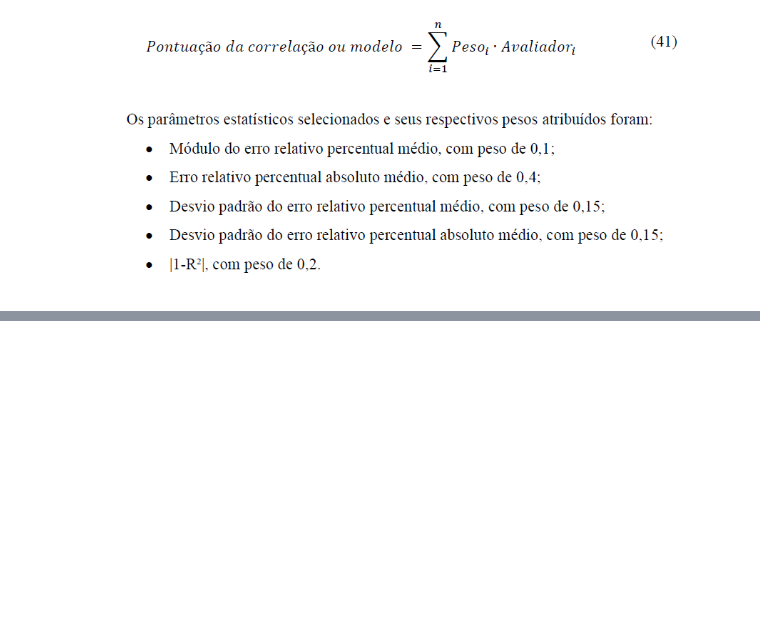
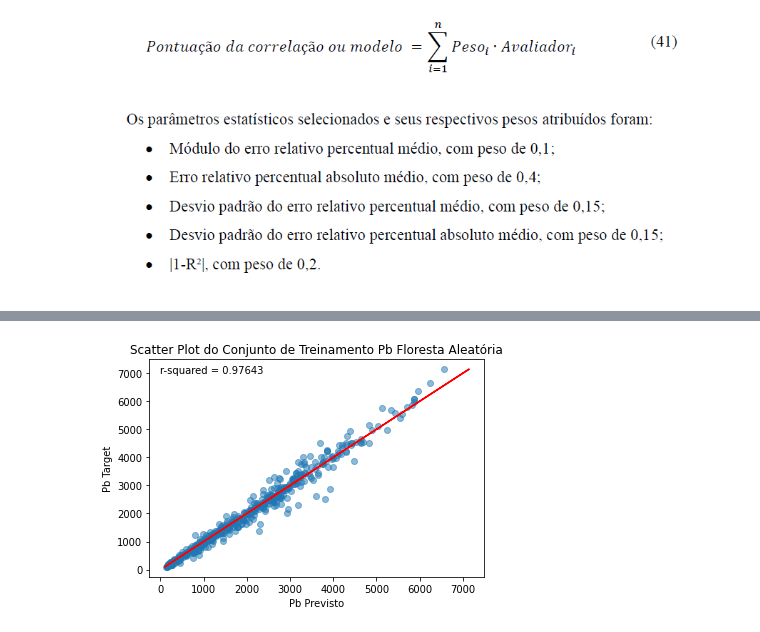
Before and after one commit to DboechatM/Documentacao-TCC, a Jupyter notebook: TCC_Parte_I_Análise_Dados.ipynb, the cells around one changed output, grey strips where cells are left out. Drawn from its saved outputs; the diff is of its cells as text; code cells hidden in the pictures; blank space fills up the shorter version.

```diff
--- a/TCC_Parte_I_Análise_Dados.ipynb
+++ b/TCC_Parte_I_Análise_Dados.ipynb
@@ -229,0 +386,81 @@ plt.show()
+# %%
+from sklearn.ensemble import RandomForestRegressor
+
+#variação de parâmetros
+i = 2
+
+
+
+Contador = 1
+melhorr2 = 0
+ID = []
+r2 = []
+Obs_Pred_Linha = []
+Resultado_test = []
+
+while (i < 25):
+    linha = []
+
+    Regressor = RandomForestRegressor(n_estimators = i,
+                                              criterion='mse',
+                                              max_depth= maxdep,
+                                              min_samples_split= minsamplessplit,
+                                              min_samples_leaf= minsamplesleaf,
+                                              random_state = 0)
+
+    Regressor.fit(X_train,y_train)
+    Resultado = Regressor.predict(X_test)
+    precisaoatual = r2_score(y_test, Resultado)
+    linha.append(Contador)
+    linha.append(i)
+    linha.append(precisaoatual)
+    r2.append(linha)
+
+    Resultado_test.append(["",i])
+    for valor in range(len(Resultado)):
+        result_test = Regressor.predict(X_train)
+        Resultado_test.append([y_test[valor], result_test[valor]])
+
+    if melhorr2 < precisaoatual:
+        #melhor parâmetros encontrado
+        melhorr2 = precisaoatual
+        n_trees_best = i
+        IDbest = Contador
+
+    Contador = Contador + 1
+    ID.append(Contador)
+    i = i + 2
+
+
+melhor=[]
+melhor.append(IDbest)
+melhor.append(n_trees_best)
+melhor.append(melhorr2)
+print (melhor)
+
+TEST= pd.DataFrame(data = r2, columns= ['Index','Quatidade de Árvores','R2'])
+TEST.set_index('Index')
+display(TEST)
+
+Treinamento = Regressor.predict(X_train)
+R2_treinamento = round(r2_score(y_train, Treinamento),5)
+
+Resultado = Regressor.predict(X_test)
+R2_test = round(r2_score(y_test, Resultado),5)
+
+plt.scatter(Treinamento, y_train, alpha=0.5)
+plt.plot(y_train, y_train, color = 'red')
+plt.title('Scatter Plot do Conjunto de Treinamento Pb Floresta Aleatória')
+plt.ylabel('Pb Target')
+plt.xlabel('Pb Previsto')
+plt.annotate(f'r-squared = {R2_treinamento}', (0,7000))
+plt.show()
+
+plt.scatter(Resultado, y_test, alpha=0.5)
+plt.plot(y_test,y_test, color = 'red')
+plt.title('Scatter Plot do Conjunto de Teste Pb Floresta Aleatória')
+plt.ylabel('Pb Target')
+plt.xlabel('Pb Previsto')
+plt.annotate(f'r-squared = {R2_test}', (0,6500))
+plt.show()
+# %% [output]
@@ -229,0 +481 @@ plt.show()
+[figure, added]
```
Also changed, not shown: parts of 25 cells of this notebook.
